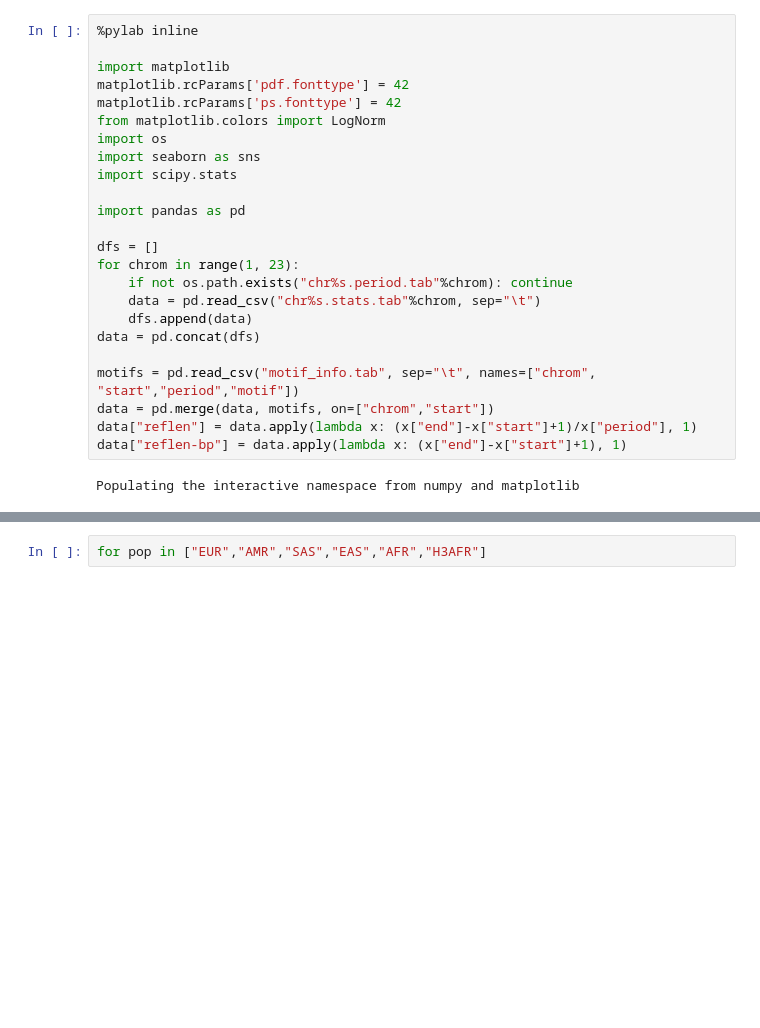
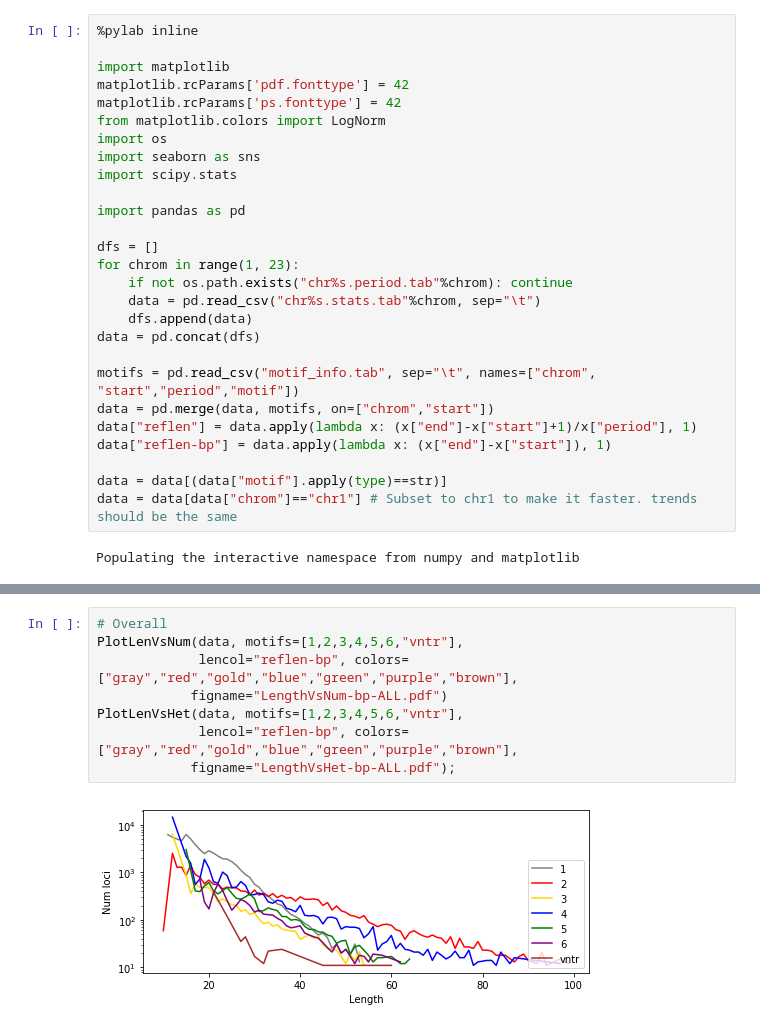
Before and after one commit to gymreklab/1000Genomes-TR-Analysis, a Jupyter notebook: het-stats/PlotHetPatterns.ipynb, the cells around one changed output, grey strips where cells are left out. Saved outputs shown, nothing was run; the diff lists cells and outputs as text; blank space fills up the shorter version.

Commit message:
editing het stats plots

```diff
--- a/het-stats/PlotHetPatterns.ipynb
+++ b/het-stats/PlotHetPatterns.ipynb
@@ -21,6 +23,9 @@ data = pd.concat(dfs)
 motifs = pd.read_csv("motif_info.tab", sep="\t", names=["chrom", "start","period","motif"])
 data = pd.merge(data, motifs, on=["chrom","start"])
 data["reflen"] = data.apply(lambda x: (x["end"]-x["start"]+1)/x["period"], 1)
-data["reflen-bp"] = data.apply(lambda x: (x["end"]-x["start"]+1), 1)
+data["reflen-bp"] = data.apply(lambda x: (x["end"]-x["start"]), 1)
+
+data = data[(data["motif"].apply(type)==str)]
+data = data[data["chrom"]=="chr1"] # Subset to chr1 to make it faster. trends should be the same
 # %% [output]
 Populating the interactive namespace from numpy and matplotlib
@@ -94,2 +182,10 @@ PlotLenVsHet(data, motifs=[1,2,3,4,5,6,"vntr"],
-# %%
-for pop in ["EUR","AMR","SAS","EAS","AFR","H3AFR"]
+# %%
+# Overall
+PlotLenVsNum(data, motifs=[1,2,3,4,5,6,"vntr"],
+             lencol="reflen-bp", colors=["gray","red","gold","blue","green","purple","brown"],
+            figname="LengthVsNum-bp-ALL.pdf")
+PlotLenVsHet(data, motifs=[1,2,3,4,5,6,"vntr"],
+             lencol="reflen-bp", colors=["gray","red","gold","blue","green","purple","brown"],
+            figname="LengthVsHet-bp-ALL.pdf");
+# %% [output]
+[figure, added]
```
Also changed, not shown: parts of 9 cells of this notebook.
